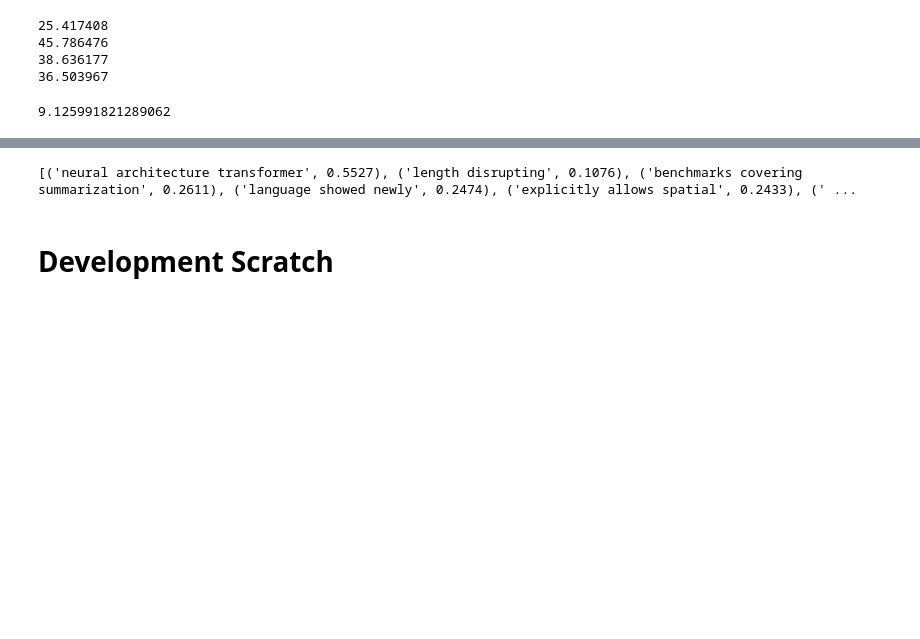
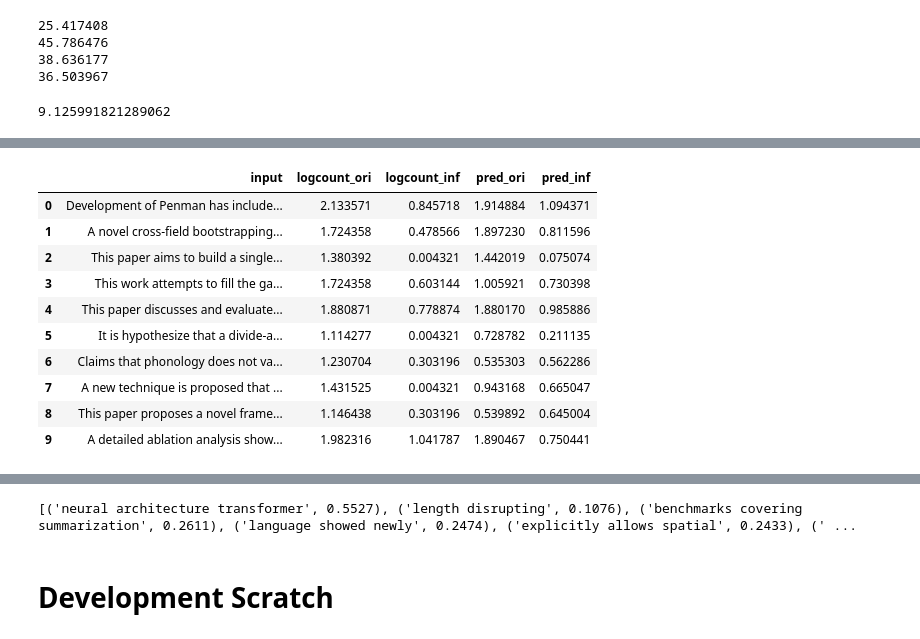
Before and after one commit to miracleyoo/cs685-final-project, a Jupyter notebook: minhao/transformer.ipynb, the cells around one changed output, grey strips where cells are left out. Drawn from its saved outputs; the diff is of its cells as text; code cells hidden in the pictures; blank space fills up the shorter version.

```diff
--- a/minhao/transformer.ipynb
+++ b/minhao/transformer.ipynb
@@ -393,0 +363,4 @@ get_test_performance(val_set)
+# %%
+from transformers import BertForSequenceClassification, AdamW, BertConfig
+# Tell pytorch to run this model on the GPU.
+device = torch.device("cuda")
@@ -393,0 +388,52 @@ get_test_performance(val_set)
+# %%
+model_ori = BertForSequenceClassification.from_pretrained(
+    'results/pretrained_count.ckpt', local_files_only=True)
+
+model_inf = BertForSequenceClassification.from_pretrained(
+    'results/pretrained_inf.ckpt', local_files_only=True)
+
+model_ori = model_ori.to(device)
+model_inf = model_inf.to(device)
+# %%
+test_cases = {'input':[], 'logcount_ori':[], 'logcount_inf':[], 'pred_ori':[], 'pred_inf':[]}
+idx_samples = random.sample(range(len(df))[-600:], 50)
+
+# idx = 100
+for idx in idx_samples:
+    texti = texts[idx]
+    label_orii = labels_ori[idx].to(device)
+    label_infi = labels_inf[idx].to(device)
+
+    input_idi = input_ids[idx].unsqueeze(0).to(device)
+    attention_maski = attention_masks[idx].unsqueeze(0).to(device)
+    _, logits_ori = model_ori(input_idi,
+                                token_type_ids=None,
+                                attention_mask=attention_maski,
+                                labels=label_orii)
+
+    _, logits_inf = model_inf(input_idi,
+                                token_type_ids=None,
+                                attention_mask=attention_maski,
+                                labels=label_infi)
+
+    test_cases['input'].append(texti)
+    test_cases['logcount_ori'].append(label_orii.cpu().item())
+    test_cases['logcount_inf'].append(label_infi.cpu().item())
+    test_cases['pred_ori'].append(logits_ori.cpu().detach().item())
+    test_cases['pred_inf'].append(logits_inf.cpu().detach().item())
+
+    # print(idx, texti, label_orii.cpu().item(), label_infi.cpu().item(), logits_ori.cpu().detach().item(), logits_inf.cpu().detach().item())
+tcdf = pd.DataFrame(test_cases)
+tcdf.head(10)
+# %% [output]
+|  | input | logcount_ori | logcount_inf | pred_ori | pred_inf |
+| 0 | Development of Penman has include... | 2.133571 | 0.845718 | 1.914884 | 1.094371 |
+| 1 | A novel cross-field bootstrapping... | 1.724358 | 0.478566 | 1.897230 | 0.811596 |
+| 2 | This paper aims to build a single... | 1.380392 | 0.004321 | 1.442019 | 0.075074 |
+| 3 | This work attempts to fill the ga... | 1.724358 | 0.603144 | 1.005921 | 0.730398 |
+| 4 | This paper discusses and evaluate... | 1.880871 | 0.778874 | 1.880170 | 0.985886 |
+| 5 | It is hypothesize that a divide-a... | 1.114277 | 0.004321 | 0.728782 | 0.211135 |
+| 6 | Claims that phonology does not va... | 1.230704 | 0.303196 | 0.535303 | 0.562286 |
+| 7 | A new technique is proposed that ... | 1.431525 | 0.004321 | 0.943168 | 0.665047 |
+| 8 | This paper proposes a novel frame... | 1.146438 | 0.303196 | 0.539892 | 0.645004 |
+| 9 | A detailed ablation analysis show... | 1.982316 | 1.041787 | 1.890467 | 0.750441 |
```
Also changed, not shown: parts of 22 cells of this notebook, 4 other files.
